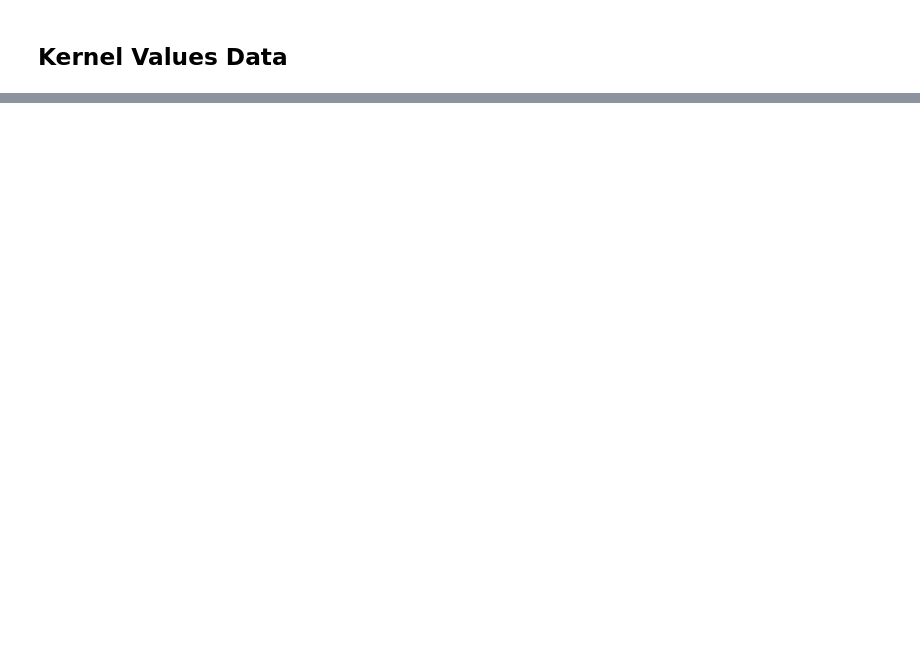
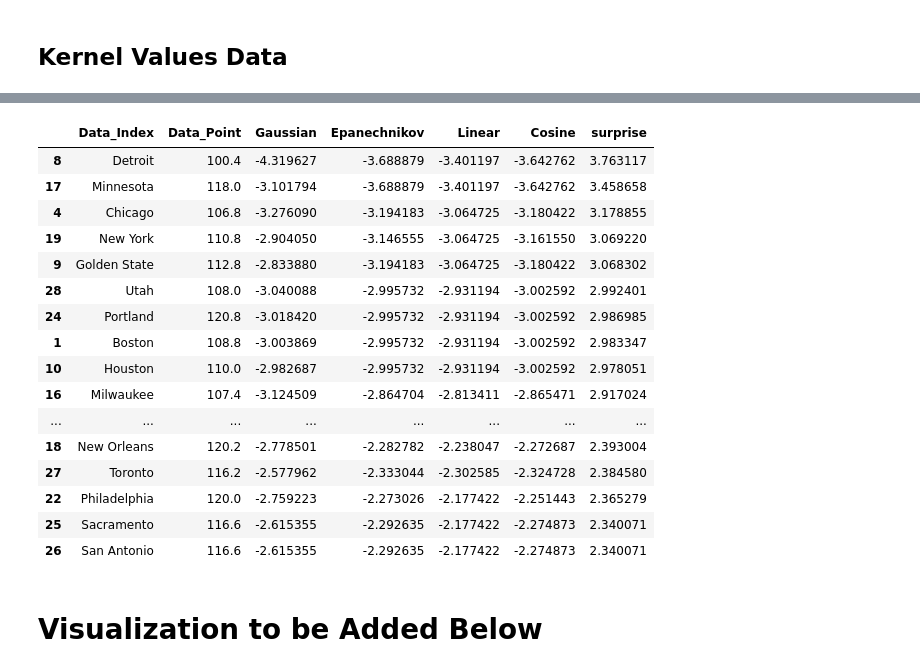
Before and after one commit to gilpasternak35/Likelihood, a Jupyter notebook: likelihood-public.ipynb, the cells around one changed output, grey strips where cells are left out. Saved outputs shown, nothing was run; the diff lists cells and outputs as text; code cells hidden in the pictures; blank space fills up the shorter version.

Commit message:
Kernel Density functional, visualization needs to be added and only works for one metric at a time

```diff
--- a/likelihood-public.ipynb
+++ b/likelihood-public.ipynb
@@ -380,17 +386,20 @@ def triDense(avg,stat,n,bandwidth):
+# %%
+# Using linear kernel function to get estimate for log density
+def triDense(stat, bandwidth):
+    stat = stat.to_numpy().reshape(-1,1)
+    l = neighbors.KernelDensity(kernel = 'linear').fit(stat)
+    triDensity = l.score_samples(stat)
+    return triDensity
 # %%
 # converted to Proportion for u < 1 supported functions
 def toProp(number):
     return number/max(number)
-# %%
-def parabolicKernel(avg,stat,n,bandwidth):
-    parabDensity = np.array([])
-    avg = avg/max(stat)
-    stat = toProp(stat)
-    #parabolic density estimation
-    for d in np.arange(n):
-        parabDensity = np.append(parabDensity, (1/(n*bandwidth)) * 3/4*(1-mt.pow((avg-stat[d])/bandwidth,2)))
-    parabFrame = pd.DataFrame().assign(densityEstimate = parabDensity)
-    parabFrame.plot(kind = "hist",density = False)
-    return parabDensity
+# %%
+# Using epanechnikov kernel function to get estimate for log density
+def parabolicKernel(stat, bandwidth):
+    stat = stat.to_numpy().reshape(-1,1)
+    l = neighbors.KernelDensity(kernel = 'epanechnikov').fit(stat)
+    epDensity = l.score_samples(stat)
+    return epDensity
 # %% [markdown]
 ## Kernel Values Data
@@ -436,0 +406,9 @@ kernelEstimation
+# %%
+# Assigning initial kernal estimations
+print("Kernel Estimations as raw values found below:")
+kernelEstimation = kernelEstimations.assign(Data_Index = indx, Data_Point = stat,Gaussian = gaussKernel(stat, bandwidth),
+                                           Epanechnikov = parabolicKernel(stat, bandwidth), Linear = triDense(stat, bandwidth),
+                                           Cosine = cosKernel(stat, bandwidth))
+# temp sort
+kernelEstimation = kernelEstimation.sort_values(by = "Gaussian", ascending = False)
+kernelEstimation
@@ -436,0 +434,27 @@ kernelEstimation
+# %%
+#Calculating their average
+avg = (kernelEstimation.get("Linear")+kernelEstimation.get("Epanechnikov")+kernelEstimation.get("Cosine")+kernelEstimation.get("Gaussian"))/4
+#Surprise Metric
+kernelEstimation  = kernelEstimation.assign(surprise = abs(avg))
+kernelEstimation = kernelEstimation.sort_values(by = "surprise", ascending = False)
+kernelEstimation
+# %% [output]
+|  | Data_Index | Data_Point | Gaussian | Epanechnikov | Linear | Cosine | surprise |
+| 8 | Detroit | 100.4 | -4.319627 | -3.688879 | -3.401197 | -3.642762 | 3.763117 |
+| 17 | Minnesota | 118.0 | -3.101794 | -3.688879 | -3.401197 | -3.642762 | 3.458658 |
+| 4 | Chicago | 106.8 | -3.276090 | -3.194183 | -3.064725 | -3.180422 | 3.178855 |
+| 19 | New York | 110.8 | -2.904050 | -3.146555 | -3.064725 | -3.161550 | 3.069220 |
+| 9 | Golden State | 112.8 | -2.833880 | -3.194183 | -3.064725 | -3.180422 | 3.068302 |
+| 28 | Utah | 108.0 | -3.040088 | -2.995732 | -2.931194 | -3.002592 | 2.992401 |
+| 24 | Portland | 120.8 | -3.018420 | -2.995732 | -2.931194 | -3.002592 | 2.986985 |
+| 1 | Boston | 108.8 | -3.003869 | -2.995732 | -2.931194 | -3.002592 | 2.983347 |
+| 10 | Houston | 110.0 | -2.982687 | -2.995732 | -2.931194 | -3.002592 | 2.978051 |
+| 16 | Milwaukee | 107.4 | -3.124509 | -2.864704 | -2.813411 | -2.865471 | 2.917024 |
+| ... | ... | ... | ... | ... | ... | ... | ... |
+| 18 | New Orleans | 120.2 | -2.778501 | -2.282782 | -2.238047 | -2.272687 | 2.393004 |
+| 27 | Toronto | 116.2 | -2.577962 | -2.333044 | -2.302585 | -2.324728 | 2.384580 |
+| 22 | Philadelphia | 120.0 | -2.759223 | -2.273026 | -2.177422 | -2.251443 | 2.365279 |
+| 25 | Sacramento | 116.6 | -2.615355 | -2.292635 | -2.177422 | -2.274873 | 2.340071 |
+| 26 | San Antonio | 116.6 | -2.615355 | -2.292635 | -2.177422 | -2.274873 | 2.340071 |
+# %% [markdown]
+# Visualization to be Added Below
```
Also changed, not shown: parts of 10 cells of this notebook.
